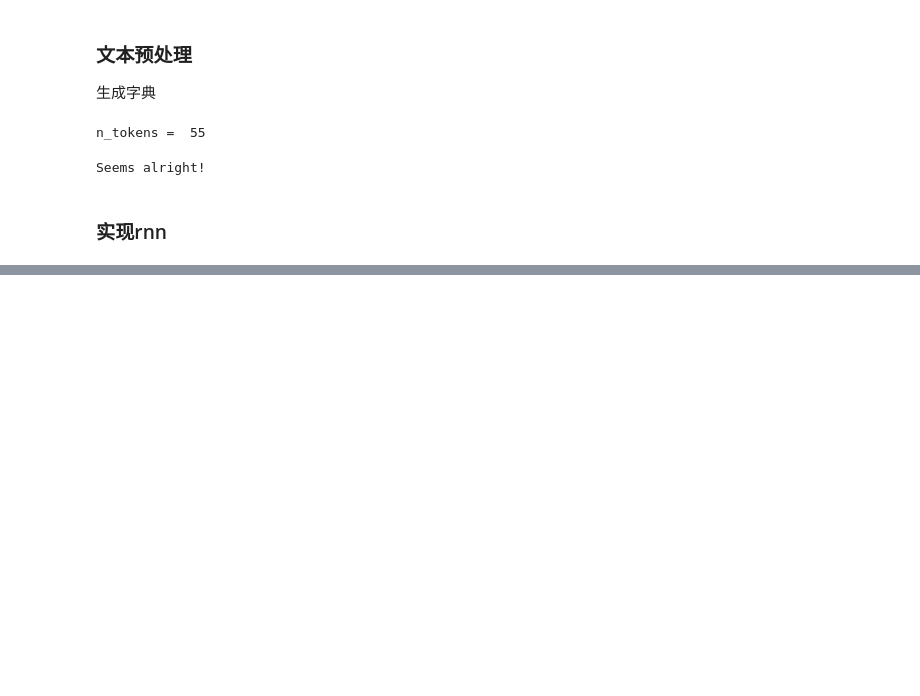
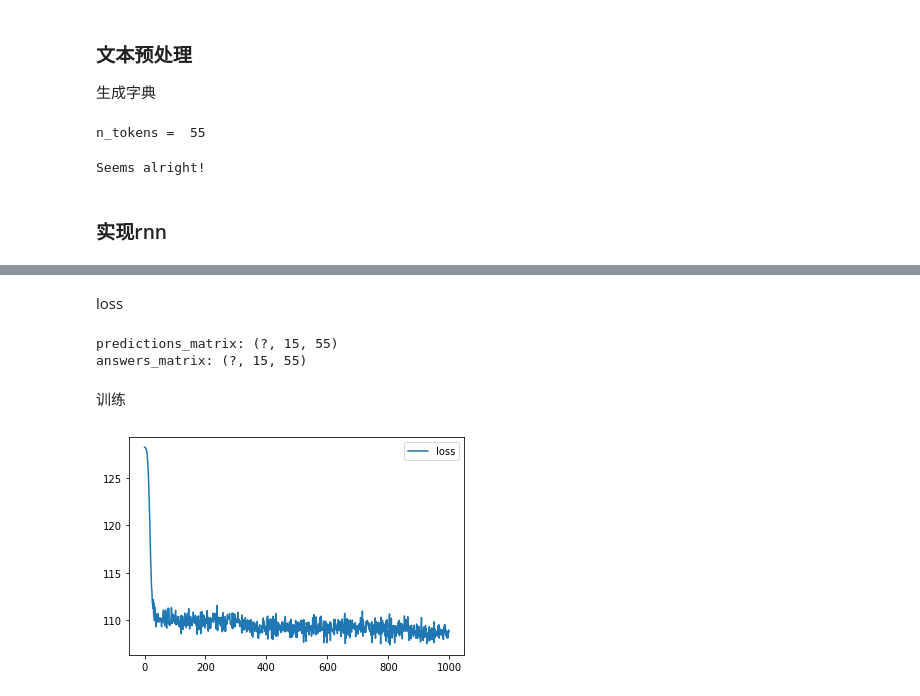
Before and after one commit to 450586509/reinforcement-learning-practice, a Jupyter notebook: 08_rl_nlp.ipynb, the cells around one changed output, grey strips where cells are left out. Drawn from its saved outputs; the diff is of its cells as text; code cells hidden in the pictures; blank space fills up the shorter version.

```diff
--- a/08_rl_nlp.ipynb
+++ b/08_rl_nlp.ipynb
@@ -140,0 +162,40 @@ assert test_p_y1.shape == (
+# %% [markdown]
+loss
+# %%
+predictions_matrix = predicted_probas[:, :-1]
+answers_matrix = tf.one_hot(input_sequence[:, 1:], n_tokens)
+
+print('predictions_matrix:', predictions_matrix.shape)
+print('answers_matrix:', predictions_matrix.shape)
+
+loss_step = tf.nn.softmax_cross_entropy_with_logits(logits=predictions_matrix, labels=answers_matrix)
+loss_step = tf.reduce_mean(loss_step, axis=-1)
+loss = tf.reduce_sum(loss_step)
+optimize = tf.train.AdamOptimizer().minimize(loss)
+# %% [output]
+predictions_matrix: (?, 15, 55)
+answers_matrix: (?, 15, 55)
+# %% [markdown]
+训练
+# %%
+from IPython.display import clear_output
+from random import sample
+sess.run(tf.global_variables_initializer())
+
+history = []
+
+for i in range(1000):
+    batch = to_matrix(sample(lines, 32), max_len=MAX_LENGTH)
+
+    loss_i, _ = sess.run([loss, optimize], {input_sequence: batch})
+
+    history.append(loss_i)
+    if (i+1) % 100 == 0:
+        clear_output(True)
+        plt.plot(history, label='loss')
+        plt.legend()
+        plt.show()
+
+assert np.mean(history[:10]) > np.mean(history[-10:]), "RNN didn't converge."
+# %% [output]
+[figure, added]
```
Also changed, not shown: parts of 3 cells of this notebook.
